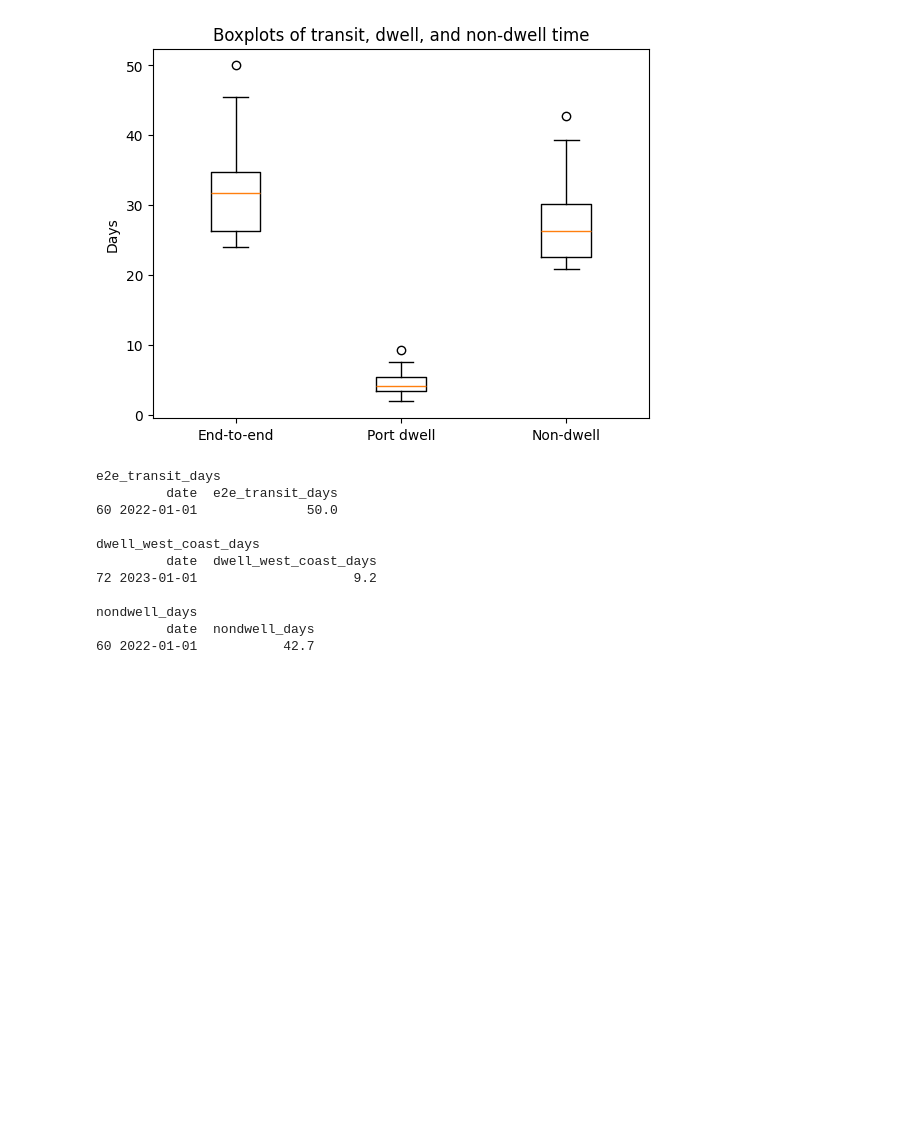
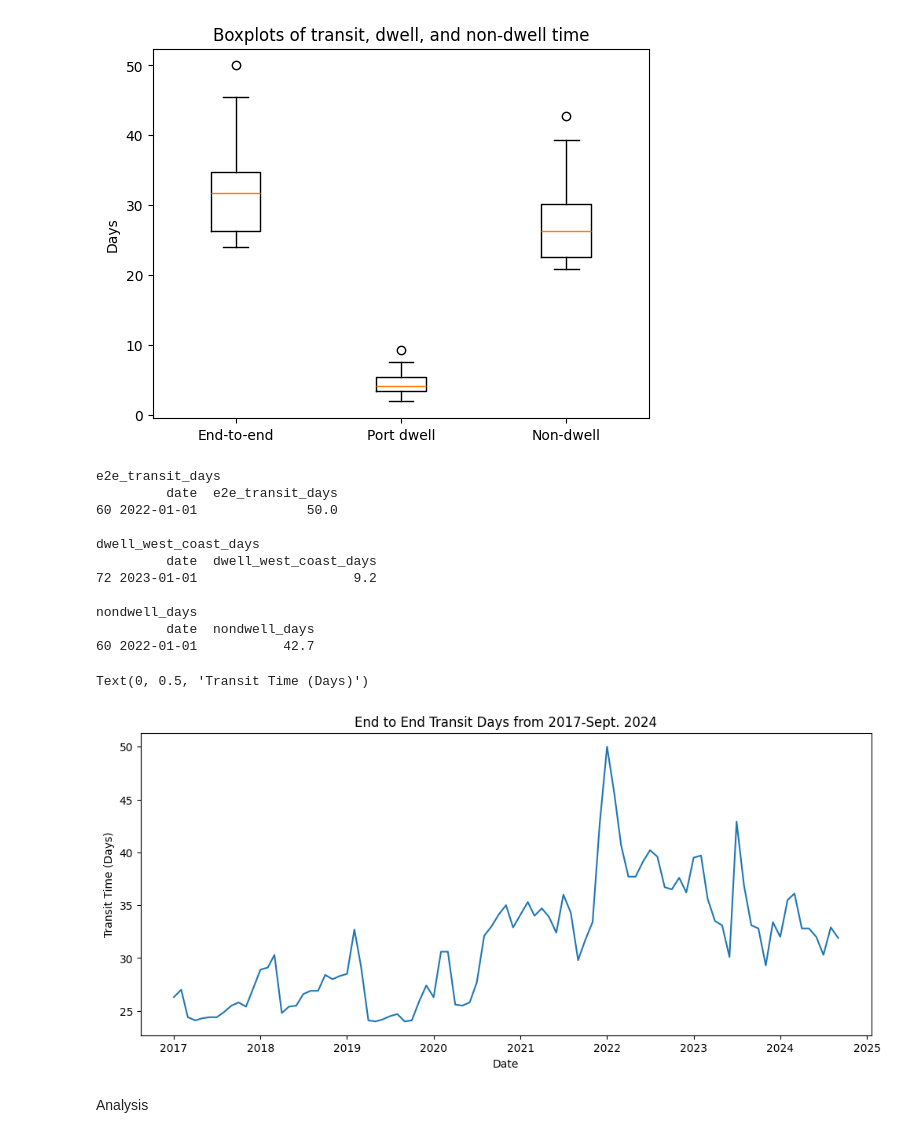
Before and after one commit to juliawickens3/CIND-820, a Jupyter notebook: notebooks/Data_Analysis.ipynb, the cells around one changed output. Cells and saved outputs as stored; diff of their text form; code cells hidden in the pictures; blank space fills up the shorter version.

Commit message:
added plot of all data to show changes over time. added code to create 12 month benchmark used for comparison

```diff
--- a/notebooks/Data_Analysis.ipynb
+++ b/notebooks/Data_Analysis.ipynb
@@ -128,3 +128,14 @@ dwell_west_coast_days
 nondwell_days
          date  nondwell_days
 60 2022-01-01           42.7
+# %%
+plt.figure(figsize=(12, 5))
+plt.plot(df['date'],df['e2e_transit_days'])
+plt.title('End to End Transit Days from 2017-Sept. 2024')
+plt.xlabel('Date')
+plt.ylabel('Transit Time (Days)')
+# %% [output]
+Text(0, 0.5, 'Transit Time (Days)')
+[figure, added]
+# %% [markdown]
+Analysis
```
Also changed, not shown: parts of 1 cell of this notebook.
